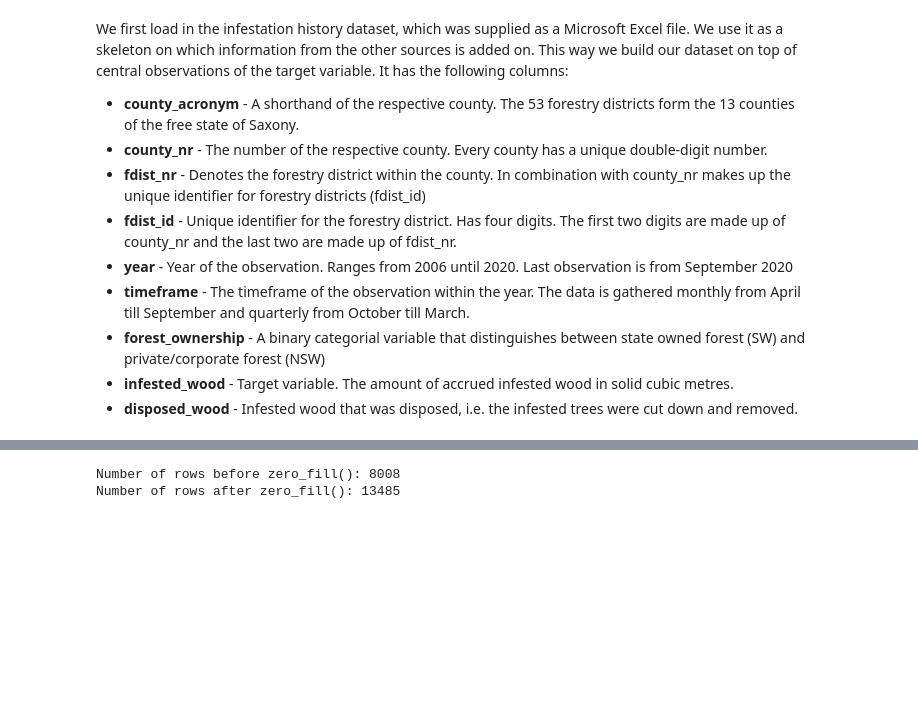
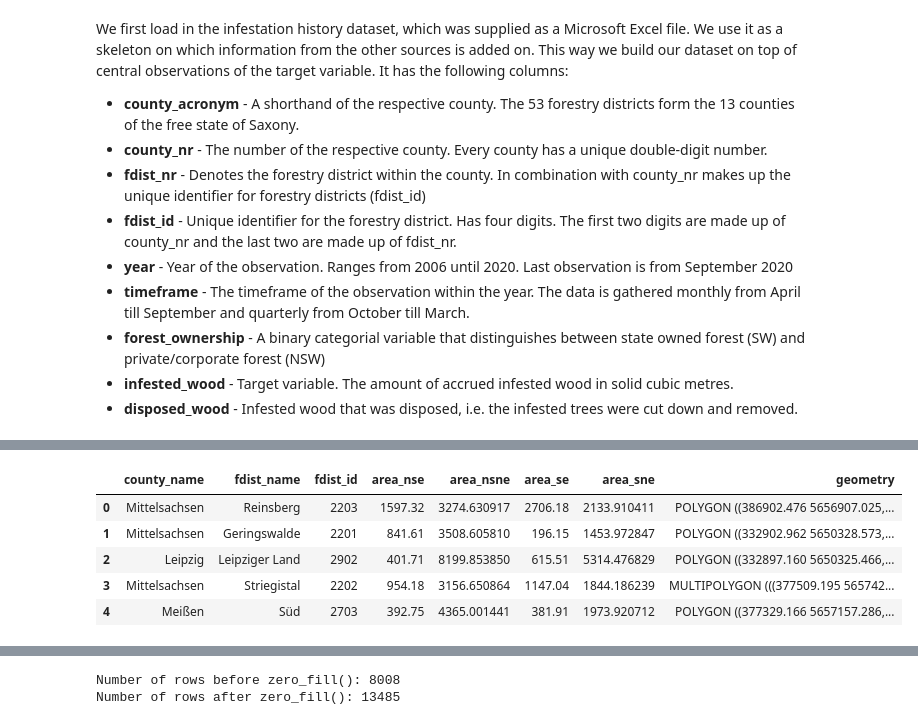
Before and after one commit to ho-ya/Bark_Beetle_Sachsenforst, a Jupyter notebook: 1_Data_Aggregation.ipynb, the cells around one changed output, grey strips where cells are left out. Drawn from its saved outputs; the diff is of its cells as text; code cells hidden in the pictures; blank space fills up the shorter version.

```diff
--- a/1_Data_Aggregation.ipynb
+++ b/1_Data_Aggregation.ipynb
@@ -271,0 +225,28 @@ Initially 839 observations with neither infested wood nor disposed wood (out of
+# %%
+# load in the first shape file as a geopandas geodataframe
+districts_new = gpd.read_file(
+    r'data_raw/shape/ufb_rev_wald_teil.shp',
+    encoding='utf-8'
+)
+
+# column names
+districts_new.columns=[
+    'county_name',
+    'fdist_name',
+    'fdist_id',
+    'area_nse',
+    'area_nsne',
+    'area_se',
+    'area_sne',
+    'geometry'
+]
+
+# display first few rows of the dataframe
+districts_new.head(5)
+# %% [output]
+|  | county_name | fdist_name | fdist_id | area_nse | area_nsne | area_se | area_sne | geometry |
+| 0 | Mittelsachsen | Reinsberg | 2203 | 1597.32 | 3274.630917 | 2706.18 | 2133.910411 | POLYGON ((386902.476 5656907.025,... |
+| 1 | Mittelsachsen | Geringswalde | 2201 | 841.61 | 3508.605810 | 196.15 | 1453.972847 | POLYGON ((332902.962 5650328.573,... |
+| 2 | Leipzig | Leipziger Land | 2902 | 401.71 | 8199.853850 | 615.51 | 5314.476829 | POLYGON ((332897.160 5650325.466,... |
+| 3 | Mittelsachsen | Striegistal | 2202 | 954.18 | 3156.650864 | 1147.04 | 1844.186239 | MULTIPOLYGON (((377509.195 565742... |
+| 4 | Meißen | Süd | 2703 | 392.75 | 4365.001441 | 381.91 | 1973.920712 | POLYGON ((377329.166 5657157.286,... |
```
Also changed, not shown: parts of 63 cells of this notebook.
